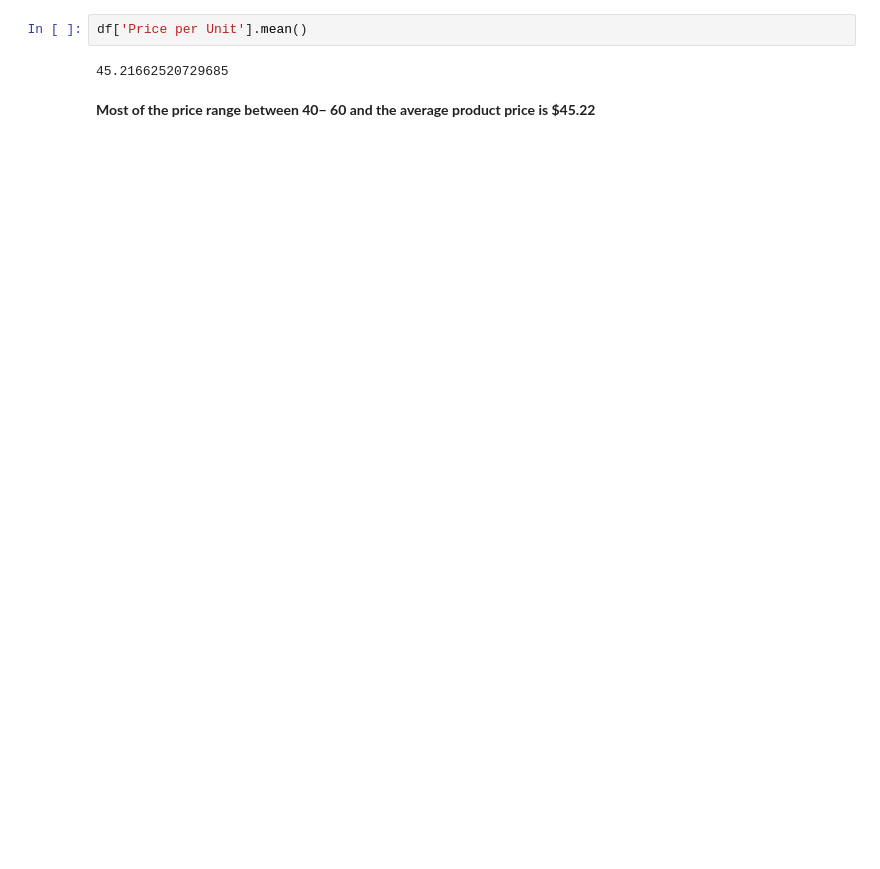
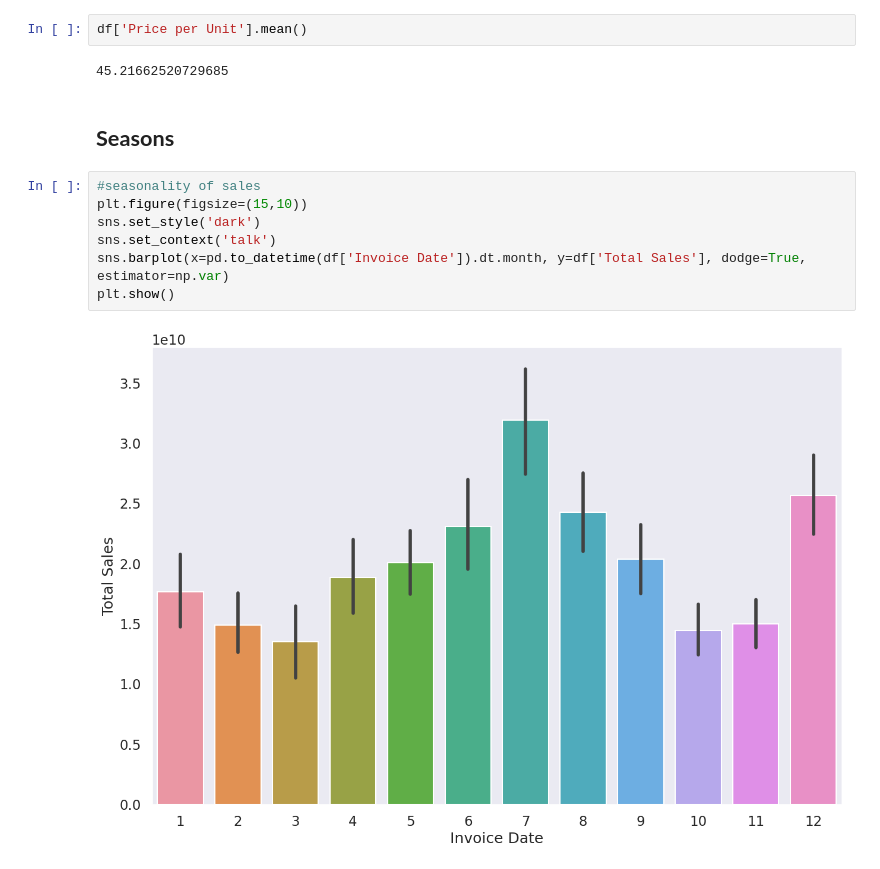
Before and after one commit to HMy2912/4ever18, a Jupyter notebook: Week 2/W2-D3.ipynb, the cells around one changed output. Saved outputs shown, nothing was run; the diff lists cells and outputs as text; blank space fills up the shorter version.

```diff
--- a/Week 2/W2-D3.ipynb
+++ b/Week 2/W2-D3.ipynb
@@ -155,5 +175,14 @@ df['Price per Unit'].plot(kind='hist',bins=25,figsize=(12,7),title='Products pri
 df['Price per Unit'].mean()
 # %% [output]
 45.21662520729685
-# %% [markdown]
-**Most of the price range between  40− 60 and the average product price is $45.22**
+# %% [markdown]
+## **Seasons**
+# %%
+#seasonality of sales
+plt.figure(figsize=(15,10))
+sns.set_style('dark')
+sns.set_context('talk')
+sns.barplot(x=pd.to_datetime(df['Invoice Date']).dt.month, y=df['Total Sales'], dodge=True, estimator=np.var)
+plt.show()
+# %% [output]
+[figure, added]
```
Also changed, not shown: parts of 14 cells of this notebook, 7 other files.
